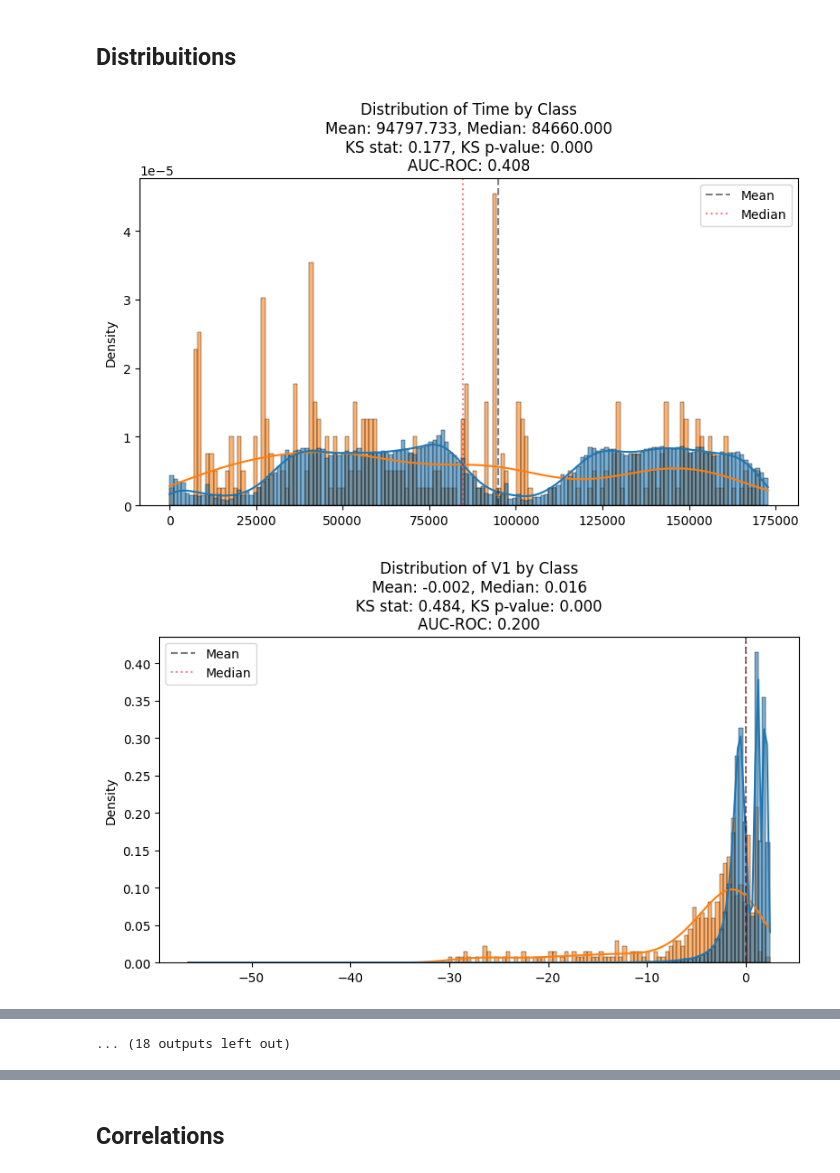
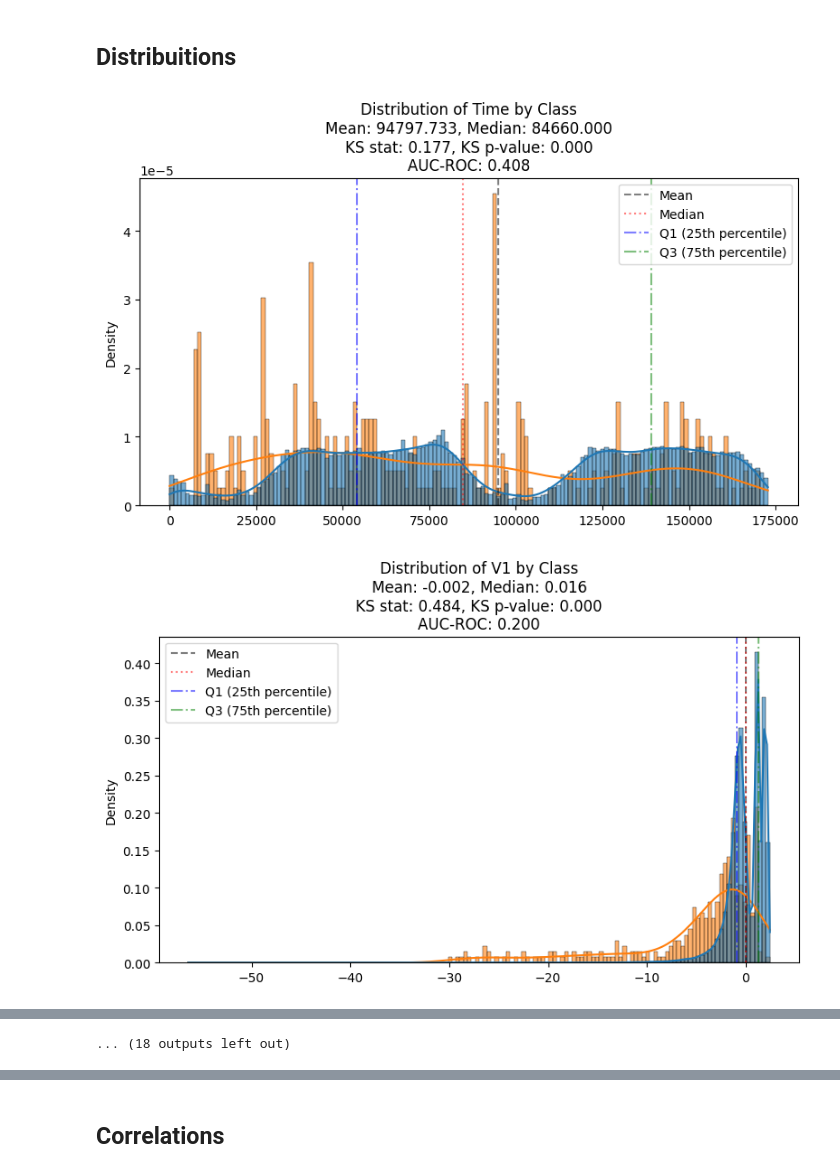
Before and after one commit to Gbrlmoraes/imbalanced_credit_fraud_detection, a Jupyter notebook: notebooks/02_exploratory_data_analysis.ipynb, the cells around one changed output, grey strips where cells are left out. Cells and saved outputs as stored; diff of their text form; code cells hidden in the pictures.

```diff
--- a/notebooks/02_exploratory_data_analysis.ipynb
+++ b/notebooks/02_exploratory_data_analysis.ipynb
@@ -81,7 +81,21 @@ df.describe()
 # %% [markdown]
 ## Distribuitions
 # %%
-def plot_distribution(dataframe: pd.DataFrame, column: str) -> None:
+def plot_distribution(
+    dataframe: pd.DataFrame, column: str, output_metrics: bool = False
+) -> dict:
+    """
+    Plots the distribution of a specified column in the dataframe,
+    separated by the 'Class' column. It also calculates and displays
+    statistical metrics such as mean, median, KS statistic, KS p-value,
+    and AUC-ROC.
+    Args:
+        dataframe (pd.DataFrame): The input dataframe containing the data.
+        column (str): The column name for which the distribution is to be plotted.
+        output_metrics (bool): If True, returns a dictionary of calculated metrics.
+    Returns:
+        dict: A dictionary containing the calculated metrics if output_metrics is True.
+    """
     _, ax = plt.subplots(figsize=(8, 5))
 
     mean_val = dataframe[column].mean()
@@ -92,6 +106,8 @@ def plot_distribution(dataframe: pd.DataFrame, column: str) -> None:
     )
 
     auc_roc = roc_auc_score(dataframe['Class'], dataframe[column])
+
+    q3, q1 = np.percentile(dataframe[column], [75, 25])
 
     ax.set_title(
         f'Distribution of {column} by Class'
@@ -115,6 +131,8 @@ def plot_distribution(dataframe: pd.DataFrame, column: str) -> None:
 
     ax.axvline(mean_val, color='k', linestyle='--', alpha=0.5, label='Mean')
     ax.axvline(median_val, color='r', linestyle=':', alpha=0.5, label='Median')
+    ax.axvline(q1, color='b', linestyle='-.', alpha=0.5, label='Q1 (25th percentile)')
+    ax.axvline(q3, color='g', linestyle='-.', alpha=0.5, label='Q3 (75th percentile)')
     ax.legend()
 
     ax.set_xlabel('')
@@ -122,9 +140,20 @@ def plot_distribution(dataframe: pd.DataFrame, column: str) -> None:
 
     plt.tight_layout()
     plt.show()
+
+    if output_metrics:
+        return {
+            'feature': column,
+            'mean': mean_val,
+            'median': median_val,
+            'ks_stat': ks_stat,
+            'ks_pval': ks_pval,
+            'auc_roc': auc_roc,
+        }
 # %%
+metrics = []
 for col in df.columns[:-1]:
-    plot_distribution(df, col)
+    metrics.append(plot_distribution(df, col, output_metrics=True))
 # %% [output]
-[figure, old version]
+[figure, new version]
-[figure, old version]
+[figure, new version]
```
Also changed, not shown: parts of 6 cells of this notebook.
